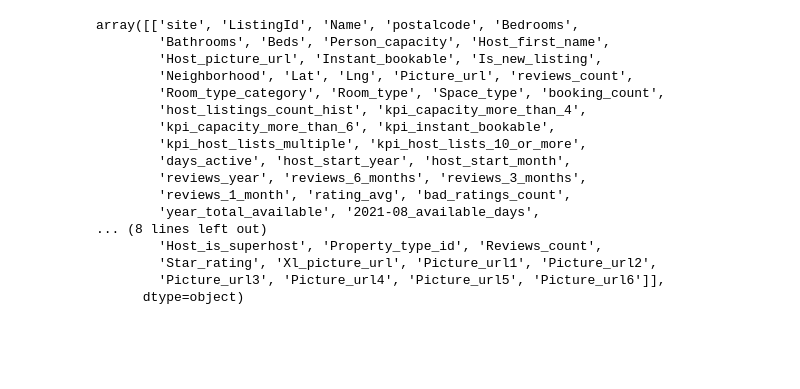
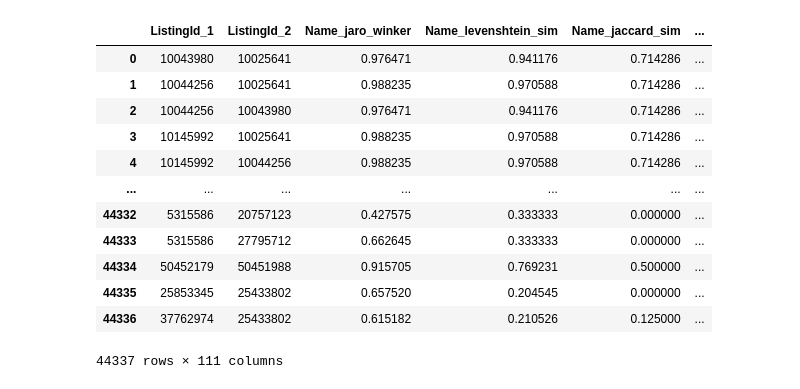
Before and after one commit to Amsterdam-Internships/Double-Listing, a Jupyter notebook: Code/active_learning.ipynb, the cells around one changed output. Saved outputs shown, nothing was run; the diff lists cells and outputs as text; code cells hidden in the pictures; blank space fills up the shorter version.

```diff
--- a/Code/active_learning.ipynb
+++ b/Code/active_learning.ipynb
@@ -24,32 +24,27 @@ from IPython import display
 from matplotlib import pyplot as plt
 %matplotlib inline
 # %%
-df_uns = pd.read_csv(r'C:\Users\Invitado\Documents\Python\DS_MASTER\City_Adam_Intern\df_uns_label.csv')
+df_uns = pd.read_csv(r'C:\Users\Invitado\Documents\Python\DS_MASTER\City_Adam_Intern\df_uns_label_img_1.csv')
 df_full = pd.read_csv(r'C:\Users\Invitado\Documents\Python\DS_MASTER\City_Adam_Intern\merged_clean_df.csv')
 df_full.drop('Unnamed: 0',axis=1,inplace=True)
 
 #Manually annotated data
-test_1 = rl.read_annotation_file(r'C:\Users\Invitado\Documents\Python\DS_MASTER\City_Adam_Intern\Double-Listing\Data\result_bnb_trip.json')
-test_2 = rl.read_annotation_file(r'C:\Users\Invitado\Documents\Python\DS_MASTER\City_Adam_Intern\Double-Listing\Data\result_bnb_vrb.json')
+test_1 = rl.read_annotation_file(r'C:\Users\Invitado\Documents\Python\DS_MASTER\City_Adam_Intern\result_bnb_trip.json')
+test_2 = rl.read_annotation_file(r'C:\Users\Invitado\Documents\Python\DS_MASTER\City_Adam_Intern\result_bnb_vrb.json')
-# %%
-df_full.columns.values.reshape(1, 66)
-df_full.values
-# %% [output]
-array([['site', 'ListingId', 'Name', 'postalcode', 'Bedrooms',
-        'Bathrooms', 'Beds', 'Person_capacity', 'Host_first_name',
-        'Host_picture_url', 'Instant_bookable', 'Is_new_listing',
-        'Neighborhood', 'Lat', 'Lng', 'Picture_url', 'reviews_count',
-        'Room_type_category', 'Room_type', 'Space_type', 'booking_count',
-        'host_listings_count_hist', 'kpi_capacity_more_than_4',
-        'kpi_capacity_more_than_6', 'kpi_instant_bookable',
-        'kpi_host_lists_multiple', 'kpi_host_lists_10_or_more',
-        'days_active', 'host_start_year', 'host_start_month',
-        'reviews_year', 'reviews_6_months', 'reviews_3_months',
-        'reviews_1_month', 'rating_avg', 'bad_ratings_count',
-        'year_total_available', '2021-08_available_days',
-... (8 lines left out)
-        'Host_is_superhost', 'Property_type_id', 'Reviews_count',
-        'Star_rating', 'Xl_picture_url', 'Picture_url1', 'Picture_url2',
-        'Picture_url3', 'Picture_url4', 'Picture_url5', 'Picture_url6']],
-      dtype=object)
+# %%
+df_uns
+# %% [output]
+|  | ListingId_1 | ListingId_2 | Name_jaro_winker | Name_levenshtein_sim | Name_jaccard_sim | ... |
+| 0 | 10043980 | 10025641 | 0.976471 | 0.941176 | 0.714286 | ... |
+| 1 | 10044256 | 10025641 | 0.988235 | 0.970588 | 0.714286 | ... |
+| 2 | 10044256 | 10043980 | 0.976471 | 0.941176 | 0.714286 | ... |
+| 3 | 10145992 | 10025641 | 0.988235 | 0.970588 | 0.714286 | ... |
+| 4 | 10145992 | 10044256 | 0.988235 | 0.970588 | 0.714286 | ... |
+| ... | ... | ... | ... | ... | ... | ... |
+| 44332 | 5315586 | 20757123 | 0.427575 | 0.333333 | 0.000000 | ... |
+| 44333 | 5315586 | 27795712 | 0.662645 | 0.333333 | 0.000000 | ... |
+| 44334 | 50452179 | 50451988 | 0.915705 | 0.769231 | 0.500000 | ... |
+| 44335 | 25853345 | 25433802 | 0.657520 | 0.204545 | 0.000000 | ... |
+| 44336 | 37762974 | 25433802 | 0.615182 | 0.210526 | 0.125000 | ... |
+44337 rows × 111 columns
 # %%
```
Also changed, not shown: parts of 6 cells of this notebook, 5 other files.
